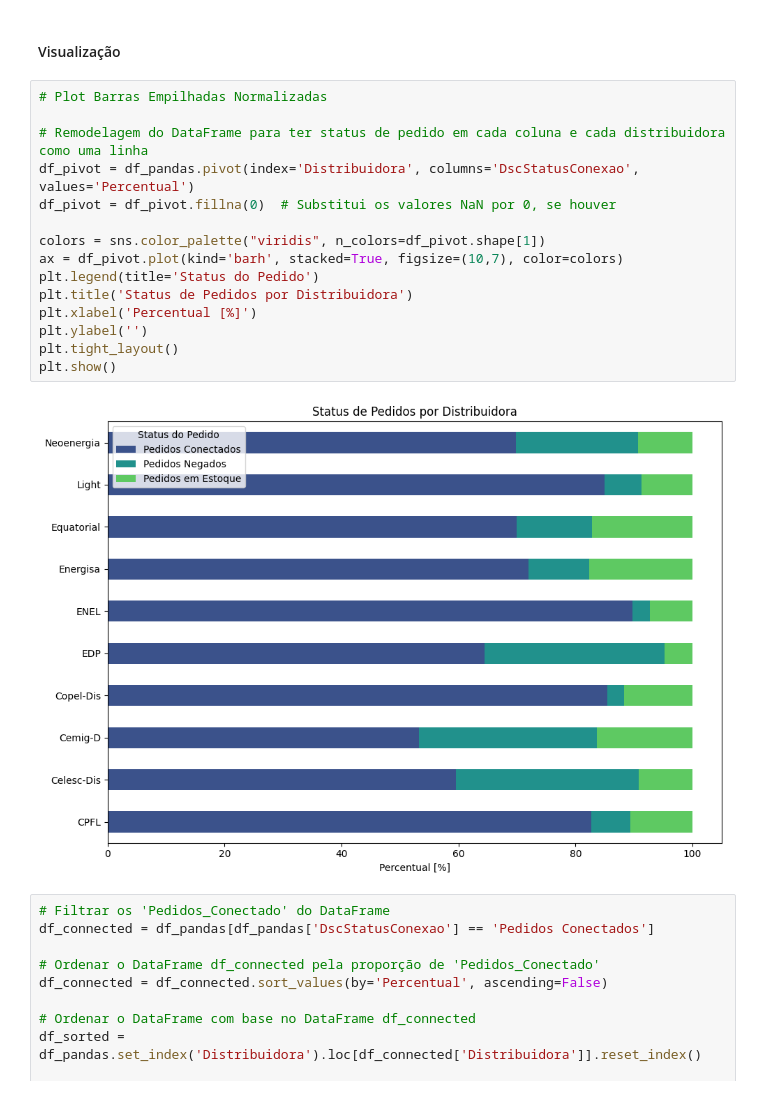
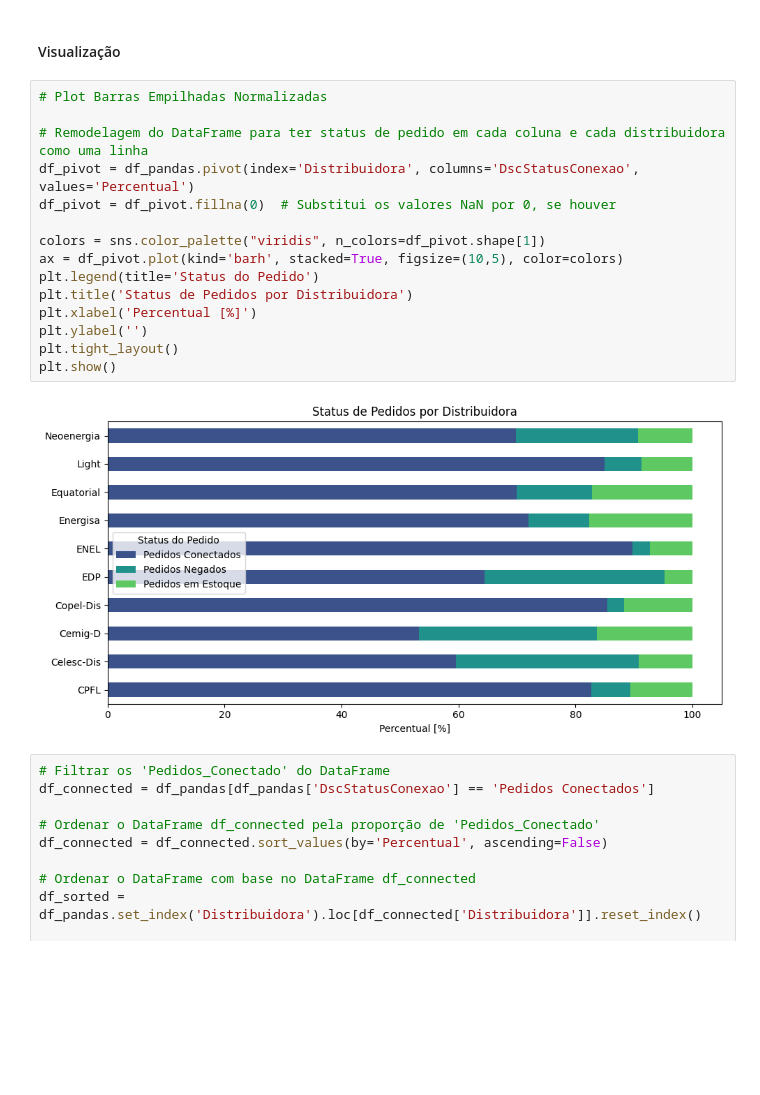
Before and after one commit to arnaldorosentino/MBA_Big_Data_Project, a Jupyter notebook: Projeto_Big_Data_Data_Anaytics.ipynb, the cells around one changed output. Cells and saved outputs as stored; diff of their text form; blank space fills up the shorter version.

```diff
--- a/Projeto_Big_Data_Data_Anaytics.ipynb
+++ b/Projeto_Big_Data_Data_Anaytics.ipynb
@@ -209,20 +202,20 @@ df_pandas = df_with_proportion.toPandas()
 # %%
 # Plot Barras Empilhadas Normalizadas
 
 # Remodelagem do DataFrame para ter status de pedido em cada coluna e cada distribuidora como uma linha
 df_pivot = df_pandas.pivot(index='Distribuidora', columns='DscStatusConexao', values='Percentual')
 df_pivot = df_pivot.fillna(0)  # Substitui os valores NaN por 0, se houver
 
 colors = sns.color_palette("viridis", n_colors=df_pivot.shape[1])
-ax = df_pivot.plot(kind='barh', stacked=True, figsize=(10,7), color=colors)
+ax = df_pivot.plot(kind='barh', stacked=True, figsize=(10,5), color=colors)
 plt.legend(title='Status do Pedido')
 plt.title('Status de Pedidos por Distribuidora')
 plt.xlabel('Percentual [%]')
 plt.ylabel('')
 plt.tight_layout()
 plt.show()
 # %% [output]
-[figure, old version]
+[figure, new version]
 # %%
 # Filtrar os 'Pedidos_Conectado' do DataFrame
 df_connected = df_pandas[df_pandas['DscStatusConexao'] == 'Pedidos Conectados']
```
Also changed, not shown: parts of 9 cells of this notebook.
